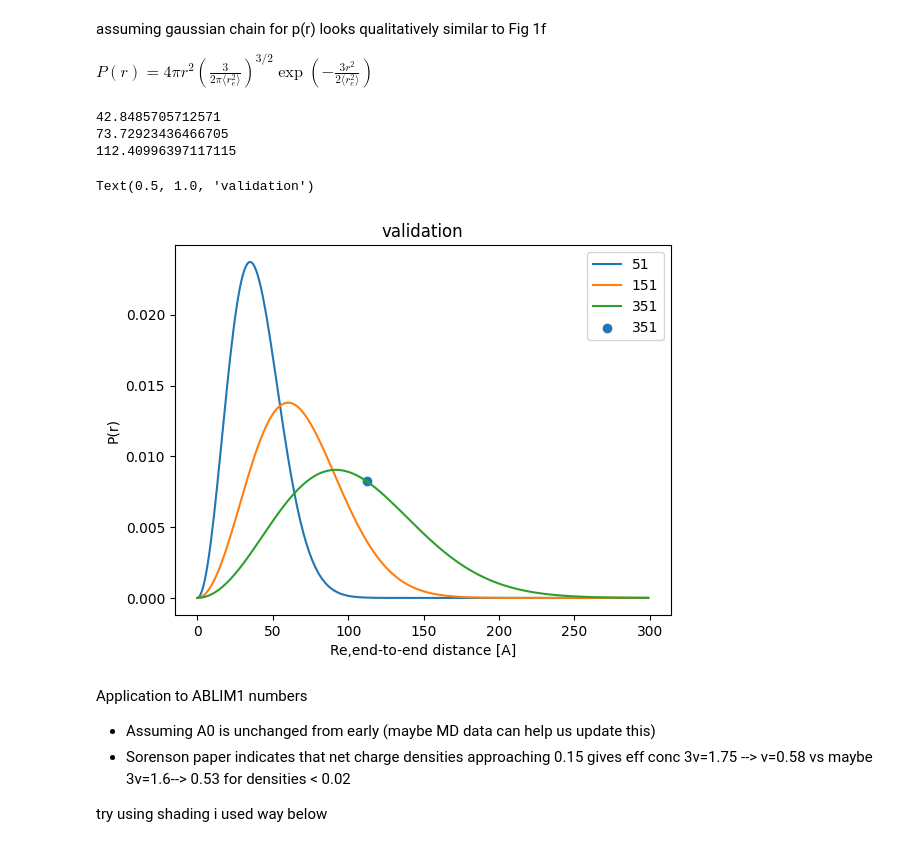
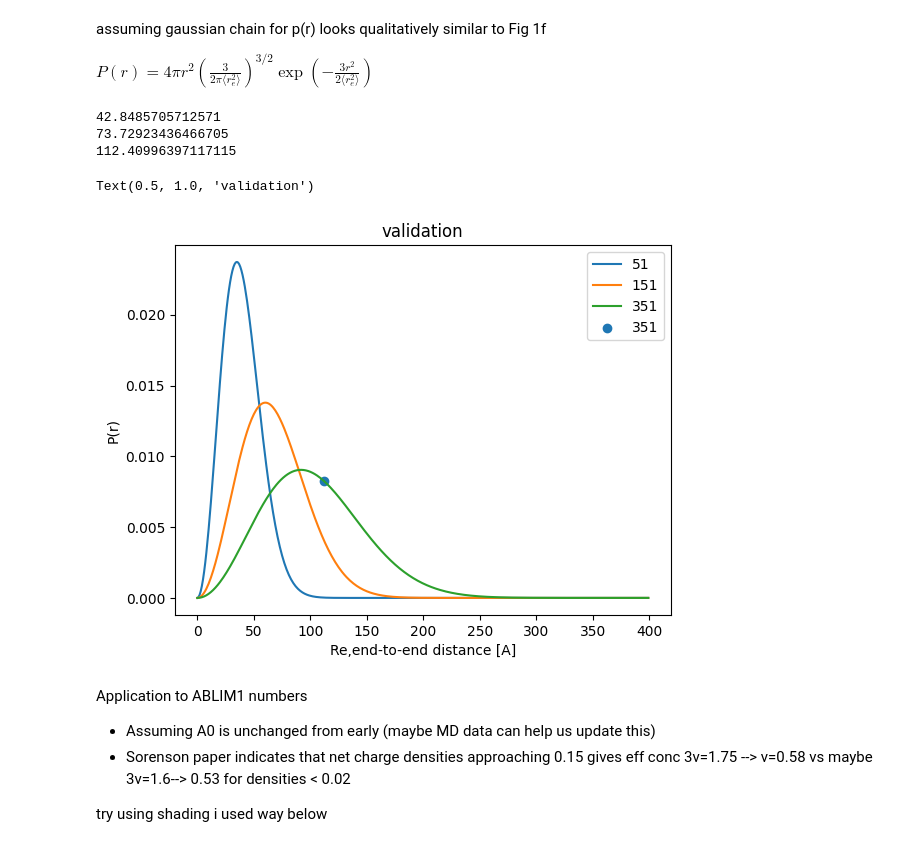
Before and after one commit to huskeypm/foldingML, a Jupyter notebook: ablim.ipynb, the cells around one changed output. Drawn from its saved outputs; the diff is of its cells as text; code cells hidden in the pictures.

```diff
--- a/ablim.ipynb
+++ b/ablim.ipynb
@@ -369,38 +427,38 @@ def pr(r,re_sqd):
 
 
 
-rs = np.arange(0,300)
+rs = np.arange(0,400)
 
 Ns = 51
 sqrt_re2 = A0 * (Ns**nu)
 print(sqrt_re2)
 re2 = sqrt_re2**2
 plt.plot(rs,pr(rs,re2),label=Ns)
 #plt.scatter(sqrt_re2,pr(sqrt_re2,re2),label=Ns)
 
 Ns = 151
 sqrt_re2 = A0 * (Ns**nu)
 print(sqrt_re2)
 re2 = sqrt_re2**2
 plt.plot(rs,pr(rs,re2),label=Ns)
 
 
 Ns = 351
 sqrt_re2 = A0 * (Ns**nu)
 print(sqrt_re2)
 re2 = sqrt_re2**2
 plt.plot(rs,pr(rs,re2),label=Ns)
 plt.ylabel('P(r)')
 plt.xlabel('Re,end-to-end distance [A]')
 plt.scatter(sqrt_re2,pr(sqrt_re2,re2),label=Ns)
 plt.legend(loc=0)
 plt.title("validation")
 # %% [output]
 42.8485705712571
 73.72923436466705
 112.40996397117115
 Text(0.5, 1.0, 'validation')
-[figure, old version]
+[figure, new version]
 # %% [markdown]
 Application to ABLIM1 numbers
 * Assuming A0 is unchanged from early  (maybe MD data can help us update this)
```
Also changed, not shown: parts of 4 cells of this notebook.
